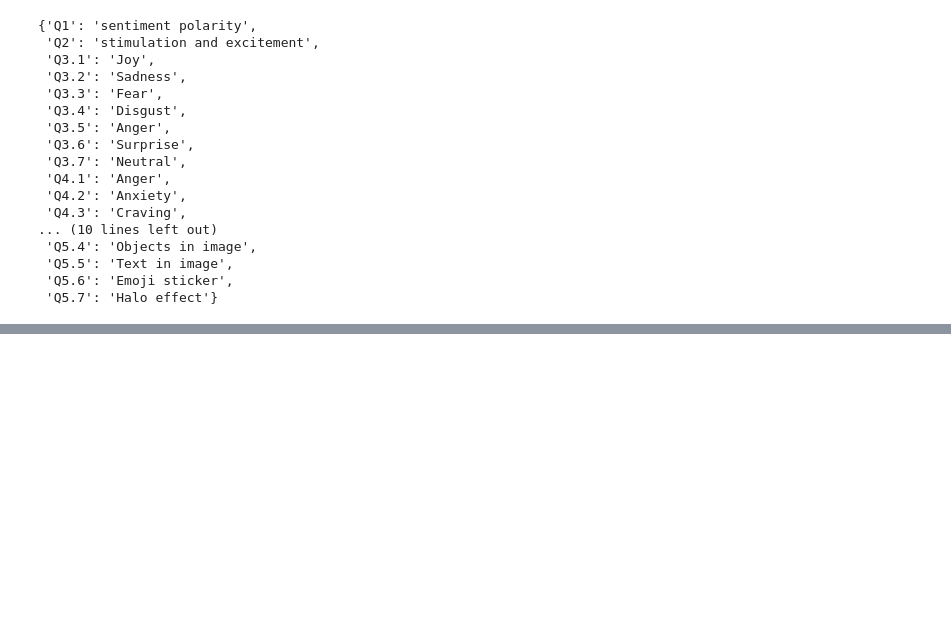
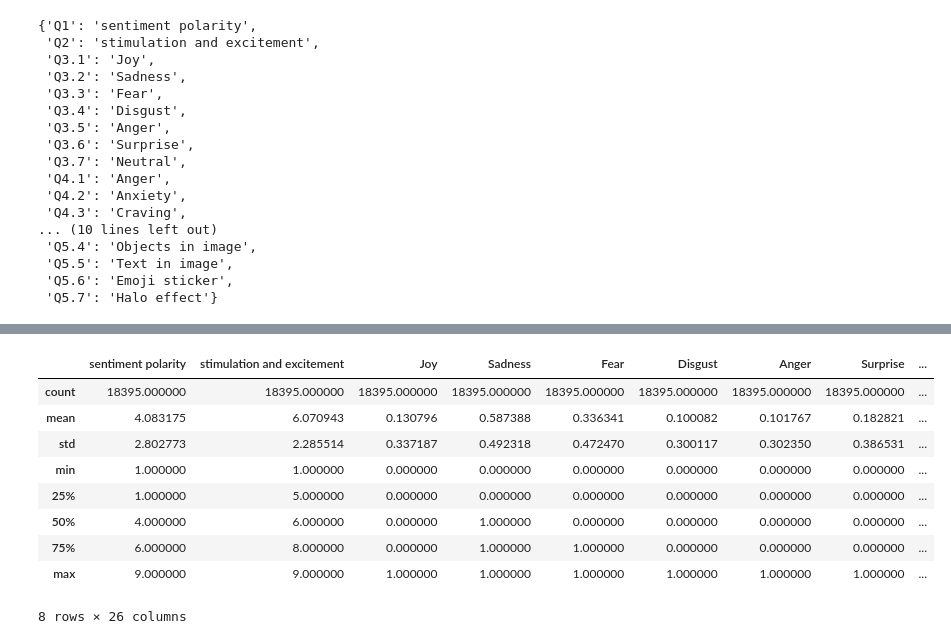
Before and after one commit to projectayre/ayre, a Jupyter notebook: sentiment-analysis/sentiment-experimentation.ipynb, the cells around one changed output, grey strips where cells are left out. Saved outputs shown, nothing was run; the diff lists cells and outputs as text; code cells hidden in the pictures; blank space fills up the shorter version.

```diff
--- a/sentiment-analysis/sentiment-experimentation.ipynb
+++ b/sentiment-analysis/sentiment-experimentation.ipynb
@@ -93,0 +121,13 @@ There is the mistake in the dataset, Q4 is supposed only has 9 categories, and Q
+# %%
+labels.describe()
+# %% [output]
+|  | sentiment polarity | stimulation and excitement | Joy | Sadness | Fear | Disgust | Anger | Surprise | ... |
+| count | 18395.000000 | 18395.000000 | 18395.000000 | 18395.000000 | 18395.000000 | 18395.000000 | 18395.000000 | 18395.000000 | ... |
+| mean | 4.083175 | 6.070943 | 0.130796 | 0.587388 | 0.336341 | 0.100082 | 0.101767 | 0.182821 | ... |
+| std | 2.802773 | 2.285514 | 0.337187 | 0.492318 | 0.472470 | 0.300117 | 0.302350 | 0.386531 | ... |
+| min | 1.000000 | 1.000000 | 0.000000 | 0.000000 | 0.000000 | 0.000000 | 0.000000 | 0.000000 | ... |
+| 25% | 1.000000 | 5.000000 | 0.000000 | 0.000000 | 0.000000 | 0.000000 | 0.000000 | 0.000000 | ... |
+| 50% | 4.000000 | 6.000000 | 0.000000 | 1.000000 | 0.000000 | 0.000000 | 0.000000 | 0.000000 | ... |
+| 75% | 6.000000 | 8.000000 | 0.000000 | 1.000000 | 1.000000 | 0.000000 | 0.000000 | 0.000000 | ... |
+| max | 9.000000 | 9.000000 | 1.000000 | 1.000000 | 1.000000 | 1.000000 | 1.000000 | 1.000000 | ... |
+8 rows × 26 columns
```
Also changed, not shown: parts of 4 cells of this notebook.
